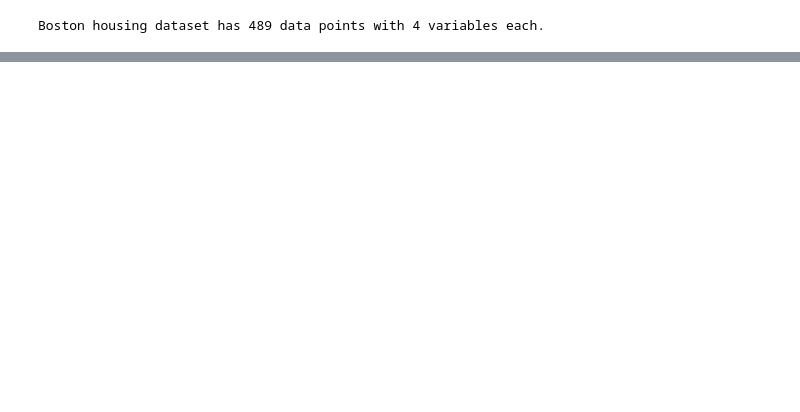
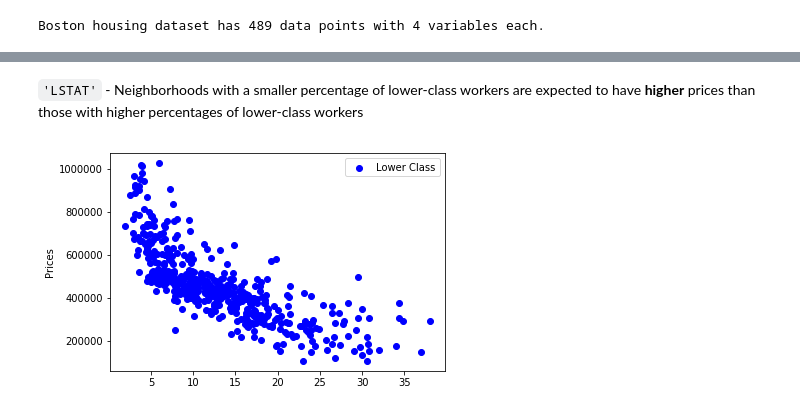
Before and after one commit to dimtirie13/machine_learning, a Jupyter notebook: boston_housing/boston_housing.ipynb, the cells around one changed output, grey strips where cells are left out. Saved outputs shown, nothing was run; the diff lists cells and outputs as text; code cells hidden in the pictures; blank space fills up the shorter version.

```diff
--- a/boston_housing/boston_housing.ipynb
+++ b/boston_housing/boston_housing.ipynb
@@ -39,0 +70,9 @@ data
+# %% [markdown]
+`'LSTAT'` - Neighborhoods with a smaller percentage of lower-class workers are expected to have **higher** prices than those with higher percentages of lower-class workers
+# %%
+plt.scatter(features.LSTAT,prices, color='blue',label='Lower Class')
+plt.ylabel('Prices')
+plt.legend()
+plt.show()
+# %% [output]
+[figure, added]
```
Also changed, not shown: parts of 20 cells of this notebook, 1 other file.
